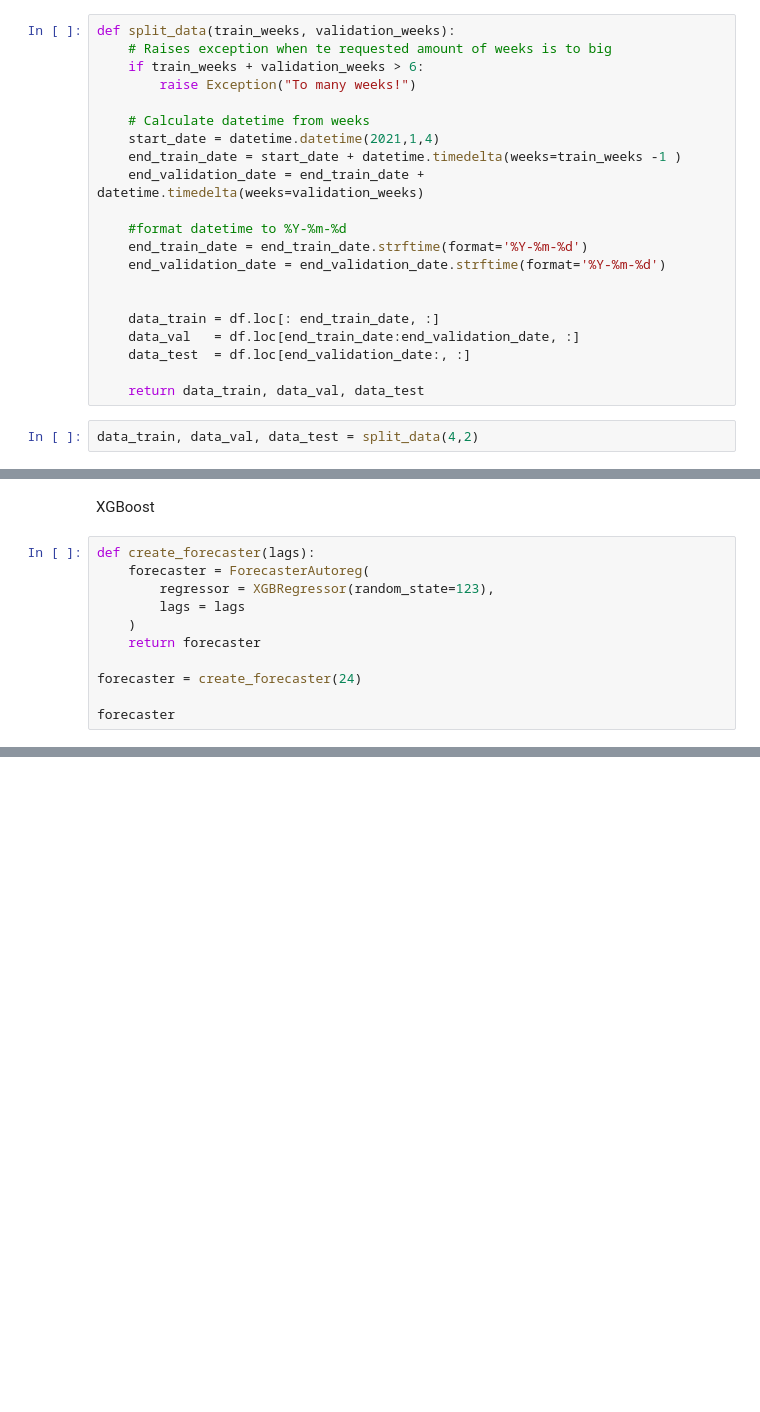
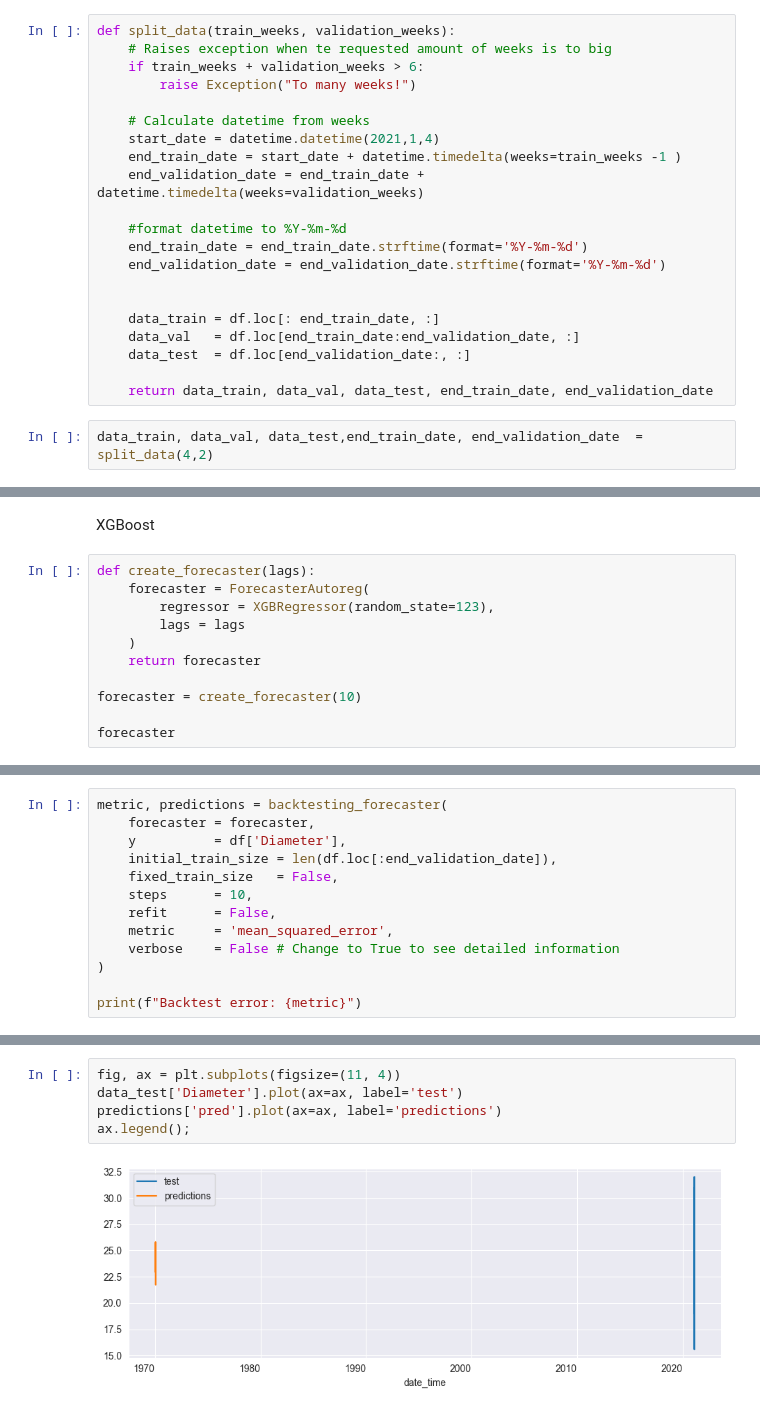
Before and after one commit to Niekwijs/lettuce-growth-models, a Jupyter notebook: Forecasting/GXBoost.ipynb, the cells around one changed output, grey strips where cells are left out. Drawn from its saved outputs; the diff is of its cells as text; blank space fills up the shorter version.

Commit message:
both boosters not working in our data case

```diff
--- a/Forecasting/GXBoost.ipynb
+++ b/Forecasting/GXBoost.ipynb
@@ -73,9 +74,9 @@ def split_data(train_weeks, validation_weeks):
     data_val   = df.loc[end_train_date:end_validation_date, :]
     data_test  = df.loc[end_validation_date:, :]
 
-    return data_train, data_val, data_test
+    return data_train, data_val, data_test, end_train_date, end_validation_date
 # %%
-data_train, data_val, data_test = split_data(4,2)
+data_train, data_val, data_test,end_train_date, end_validation_date  = split_data(4,2)
 # %%
 data_val_mean = data_val.groupby('date_time').mean()
 data_test_mean = data_test.groupby('date_time').mean()
@@ -99,6 +100,6 @@ def create_forecaster(lags):
     )
     return forecaster
 
-forecaster = create_forecaster(24)
+forecaster = create_forecaster(10)
 
 forecaster
@@ -104,0 +168,13 @@ forecaster
+# %%
+metric, predictions = backtesting_forecaster(
+    forecaster = forecaster,
+    y          = df['Diameter'],
+    initial_train_size = len(df.loc[:end_validation_date]),
+    fixed_train_size   = False,
+    steps      = 10,
+    refit      = False,
+    metric     = 'mean_squared_error',
+    verbose    = False # Change to True to see detailed information
+)
+
+print(f"Backtest error: {metric}")
@@ -104,0 +212,7 @@ forecaster
+# %%
+fig, ax = plt.subplots(figsize=(11, 4))
+data_test['Diameter'].plot(ax=ax, label='test')
+predictions['pred'].plot(ax=ax, label='predictions')
+ax.legend();
+# %% [output]
+[figure, added]
```
Also changed, not shown: parts of 8 cells of this notebook, 1 other file.
